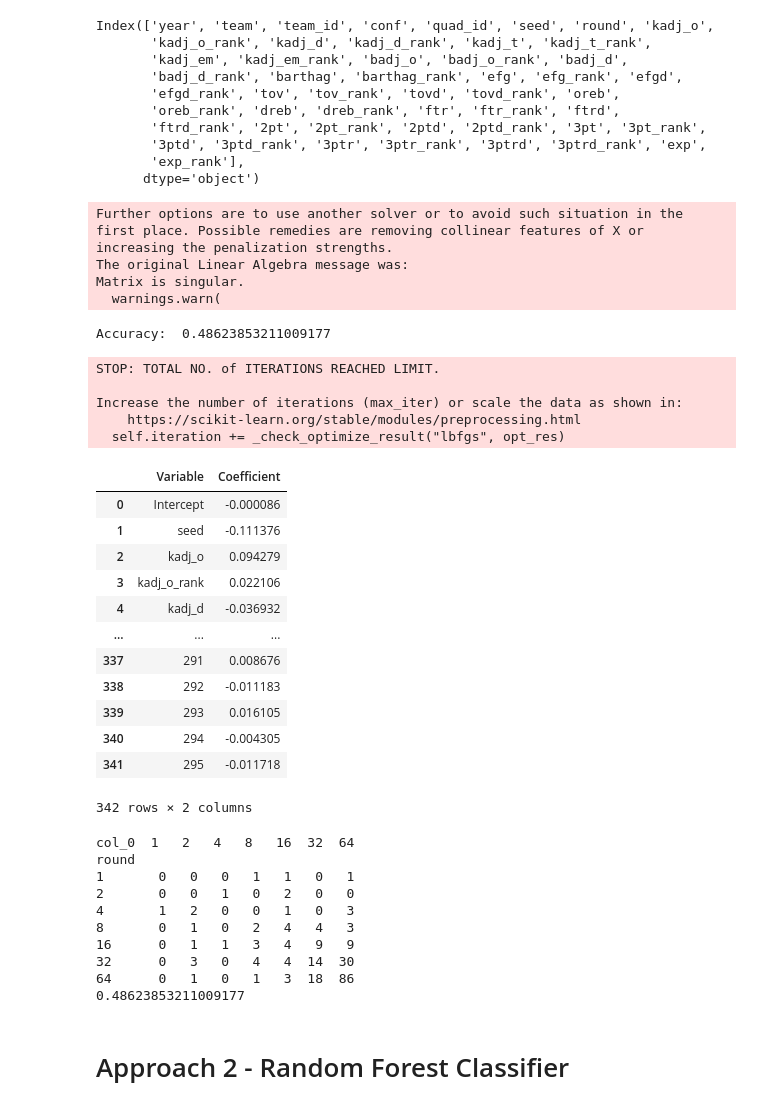
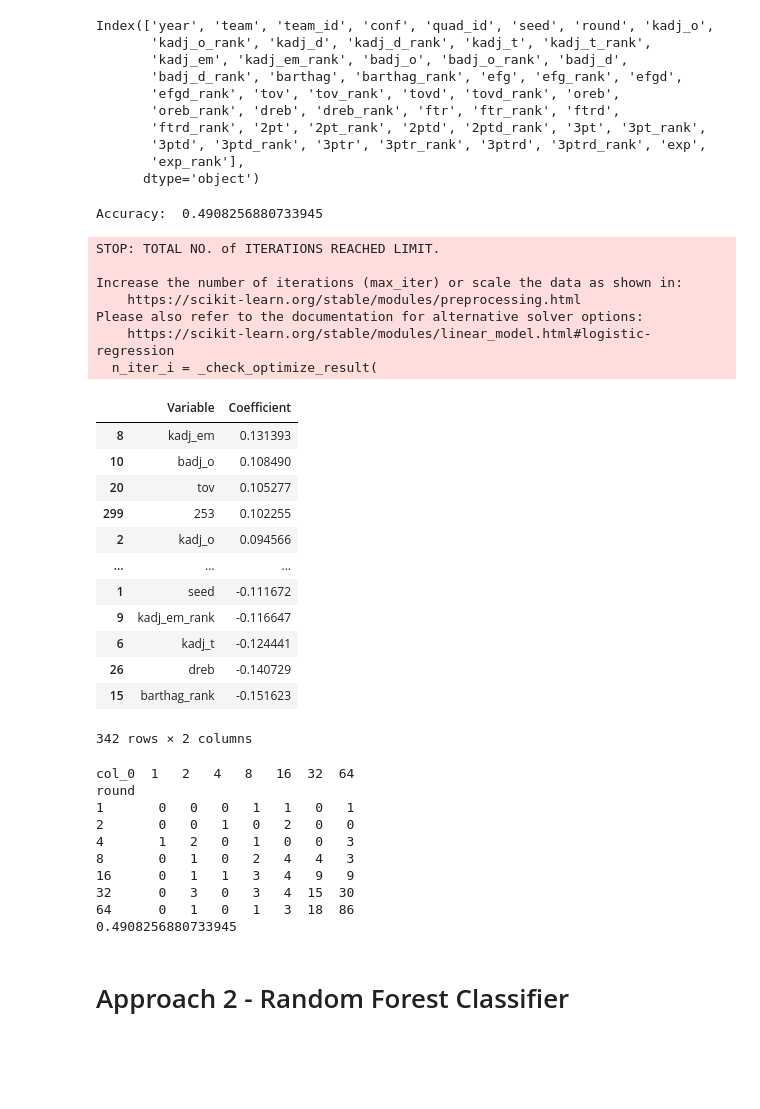
Before and after one commit to baywigg/DS3001Group, a Jupyter notebook: results.ipynb, the cells around one changed output. Saved outputs shown, nothing was run; the diff lists cells and outputs as text; code cells hidden in the pictures; blank space fills up the shorter version.

```diff
--- a/results.ipynb
+++ b/results.ipynb
@@ -127,42 +127,41 @@ from sklearn.linear_model import LogisticRegression
 # Fit logistic regression:
 reg = LogisticRegression(penalty = None,
                          fit_intercept=True,
-                         solver = 'newton-cholesky',
+                         solver = 'lbfgs',
                          max_iter=1000).fit(X_train,y_train)
 
 print('Accuracy: ', reg.score(X_test,y_test))
 # %% [output]
-Further options are to use another solver or to avoid such situation in the first place. Possible remedies are removing collinear features of X or increasing the penalization strengths.
-The original Linear Algebra message was:
-Matrix is singular.
-  warnings.warn(
+Accuracy:  0.4908256880733945
-Accuracy:  0.48623853211009177
+STOP: TOTAL NO. of ITERATIONS REACHED LIMIT.
+
+Increase the number of iterations (max_iter) or scale the data as shown in:
+    https://scikit-learn.org/stable/modules/preprocessing.html
+Please also refer to the documentation for alternative solver options:
+    https://scikit-learn.org/stable/modules/linear_model.html#logistic-regression
+  n_iter_i = _check_optimize_result(
-STOP: TOTAL NO. of ITERATIONS REACHED LIMIT.
-
-Increase the number of iterations (max_iter) or scale the data as shown in:
-    https://scikit-learn.org/stable/modules/preprocessing.html
-  self.iteration += _check_optimize_result("lbfgs", opt_res)
 # %%
-pd.DataFrame({'Variable':reg.feature_names_in_,'Coefficient':reg.coef_[0]})
+pd.DataFrame({'Variable':reg.feature_names_in_,'Coefficient':reg.coef_[0]}).sort_values(by='Coefficient', ascending = False)
 # %% [output]
 |  | Variable | Coefficient |
-| 0 | Intercept | -0.000086 |
-| 1 | seed | -0.111376 |
-| 2 | kadj_o | 0.094279 |
-| 3 | kadj_o_rank | 0.022106 |
-| 4 | kadj_d | -0.036932 |
+| 8 | kadj_em | 0.131393 |
+| 10 | badj_o | 0.108490 |
+| 20 | tov | 0.105277 |
+| 299 | 253 | 0.102255 |
+| 2 | kadj_o | 0.094566 |
 | ... | ... | ... |
-| 337 | 291 | 0.008676 |
-| 338 | 292 | -0.011183 |
-| 339 | 293 | 0.016105 |
-| 340 | 294 | -0.004305 |
-| 341 | 295 | -0.011718 |
+| 1 | seed | -0.111672 |
+| 9 | kadj_em_rank | -0.116647 |
+| 6 | kadj_t | -0.124441 |
+| 26 | dreb | -0.140729 |
+| 15 | barthag_rank | -0.151623 |
 342 rows × 2 columns
 # %%
 y_pred = reg.predict(X_test)
 acc = np.trace(pd.crosstab(y_test, y_pred)) / len(y_test)
 
 print(pd.crosstab(y_test,y_pred))
+# columns are the prediction, rows are the actual values
 
 print(acc)
 # %% [output]
@@ -170,12 +169,12 @@ col_0  1   2   4   8   16  32  64
 round
 1       0   0   0   1   1   0   1
 2       0   0   1   0   2   0   0
-4       1   2   0   0   1   0   3
+4       1   2   0   1   0   0   3
 8       0   1   0   2   4   4   3
 16      0   1   1   3   4   9   9
-32      0   3   0   4   4  14  30
+32      0   3   0   3   4  15  30
 64      0   1   0   1   3  18  86
-0.48623853211009177
+0.4908256880733945
 # %% [markdown]
 # Approach 2 - Random Forest Classifier
 # %%
```
